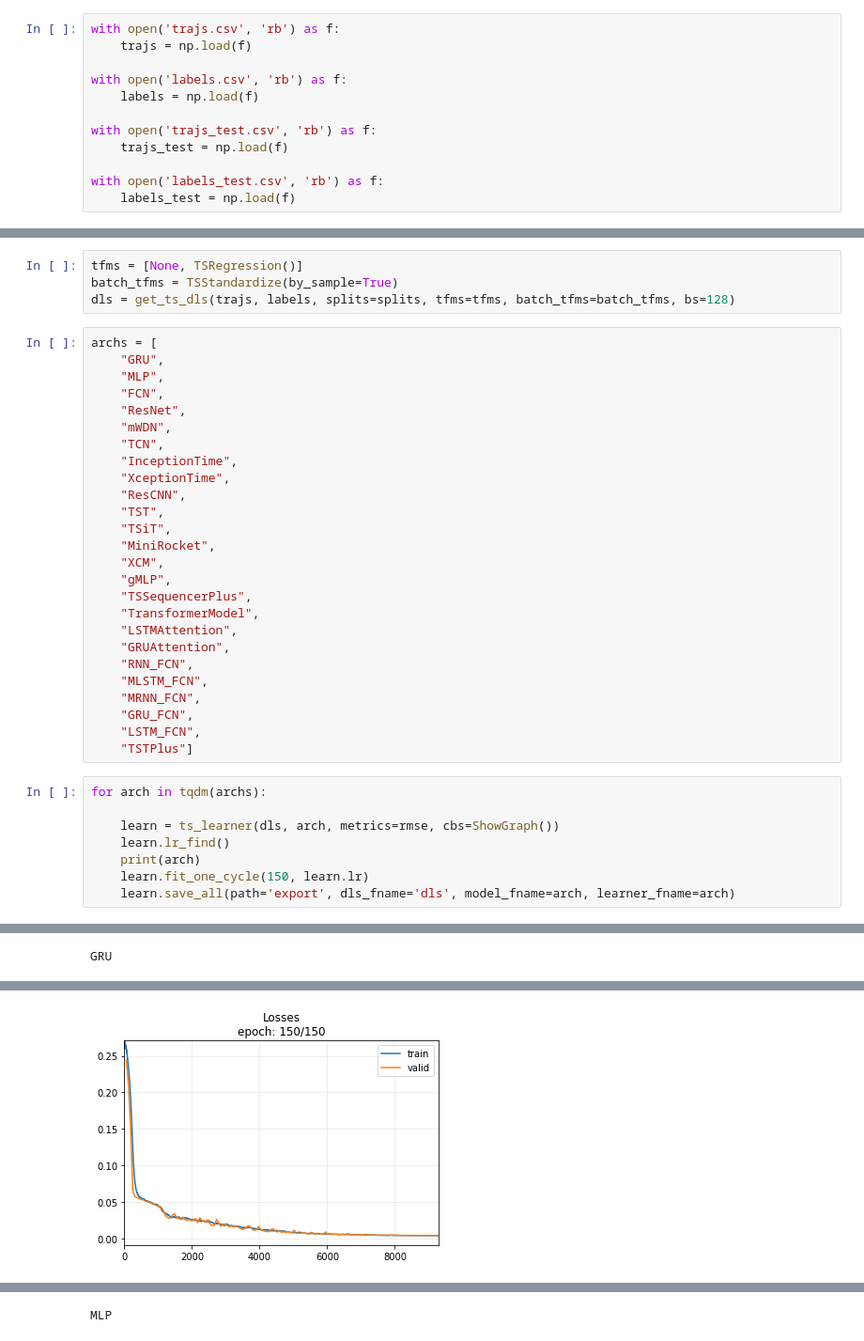
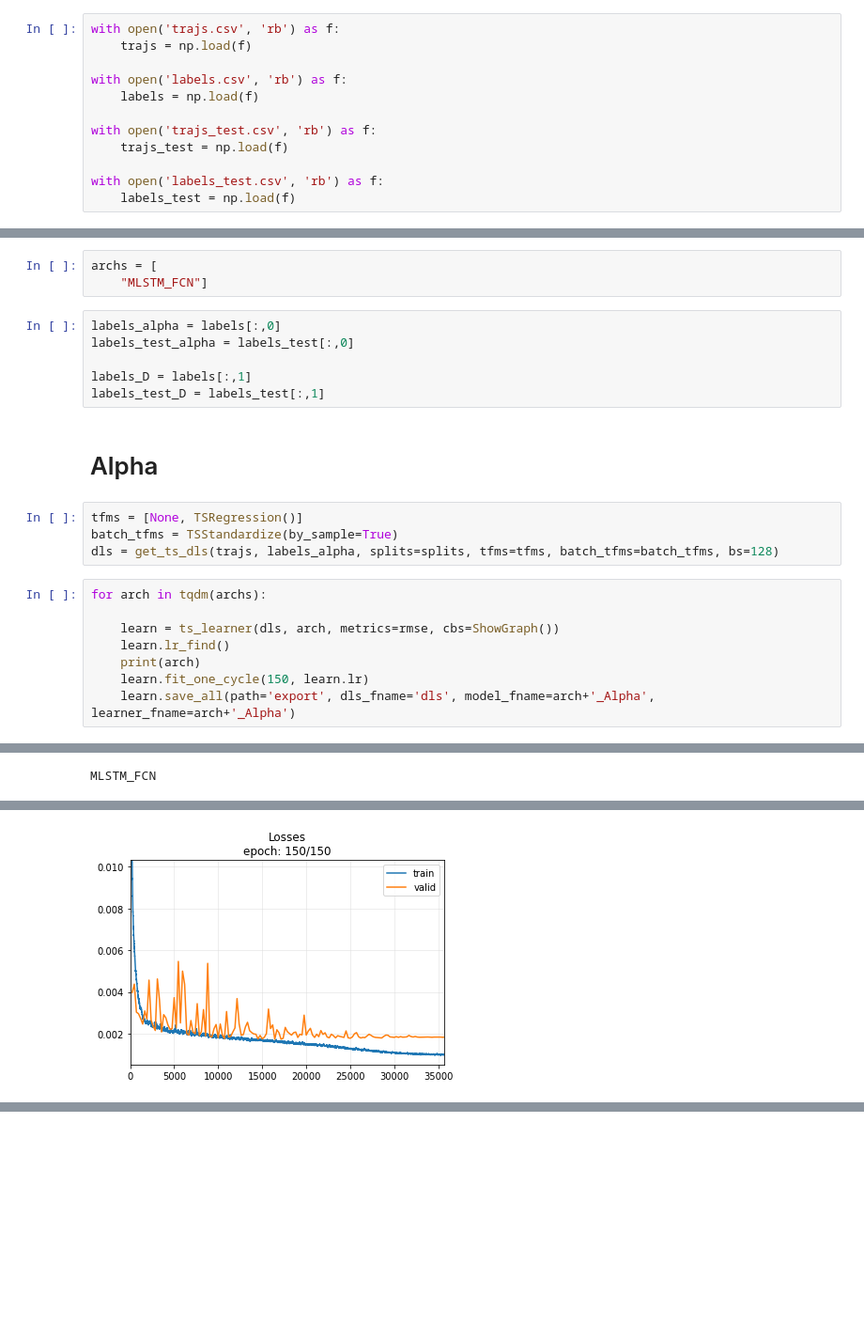
Before and after one commit to dimitryvinichenko/AnDi-2024, a Jupyter notebook: andi.ipynb, the cells around one changed output, grey strips where cells are left out. Shown at 94% size. Cells and saved outputs as stored; diff of their text form; blank space fills up the shorter version.

Commit message:
Inferring anomalous exponent and D. MLSTM_FCN model

```diff
--- a/andi.ipynb
+++ b/andi.ipynb
@@ -32,33 +58,18 @@ splits
+# %%
+archs = [
+    "MLSTM_FCN"]
+# %%
+labels_alpha = labels[:,0]
+labels_test_alpha = labels_test[:,0]
+
+labels_D = labels[:,1]
+labels_test_D = labels_test[:,1]
+# %% [markdown]
+# Alpha
 # %%
 tfms = [None, TSRegression()]
 batch_tfms = TSStandardize(by_sample=True)
-dls = get_ts_dls(trajs, labels, splits=splits, tfms=tfms, batch_tfms=batch_tfms, bs=128)
+dls = get_ts_dls(trajs, labels_alpha, splits=splits, tfms=tfms, batch_tfms=batch_tfms, bs=128)
-# %%
-archs = [
-    "GRU",
-    "MLP",
-    "FCN",
-    "ResNet",
-    "mWDN",
-    "TCN",
-    "InceptionTime",
-    "XceptionTime",
-    "ResCNN",
-    "TST",
-    "TSiT",
-    "MiniRocket",
-    "XCM",
-    "gMLP",
-    "TSSequencerPlus",
-    "TransformerModel",
-    "LSTMAttention",
-    "GRUAttention",
-    "RNN_FCN",
-    "MLSTM_FCN",
-    "MRNN_FCN",
-    "GRU_FCN",
-    "LSTM_FCN",
-    "TSTPlus"]
 # %%
 for arch in tqdm(archs):
 
@@ -66,8 +77,8 @@ for arch in tqdm(archs):
     learn.lr_find()
     print(arch)
     learn.fit_one_cycle(150, learn.lr)
-    learn.save_all(path='export', dls_fname='dls', model_fname=arch, learner_fname=arch)
+    learn.save_all(path='export', dls_fname='dls', model_fname=arch+'_Alpha', learner_fname=arch+'_Alpha')
 # %% [output]
 [interactive output not drawn]
-GRU
+MLSTM_FCN
 | epoch | train_loss | valid_loss | _rmse | time |
@@ -90 +101 @@ GRU
-[figure, old version]
+[figure, new version]
@@ -94 +103,0 @@ GRU
-MLP
```
Also changed, not shown: parts of 8 cells of this notebook, 1 other file.
